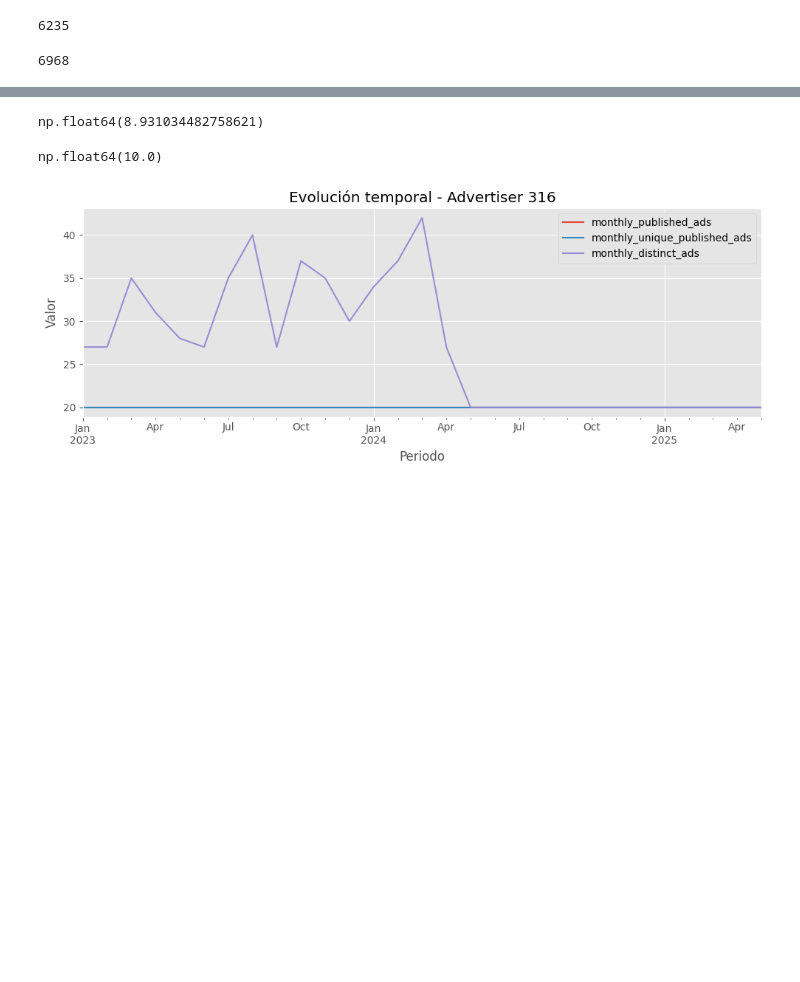
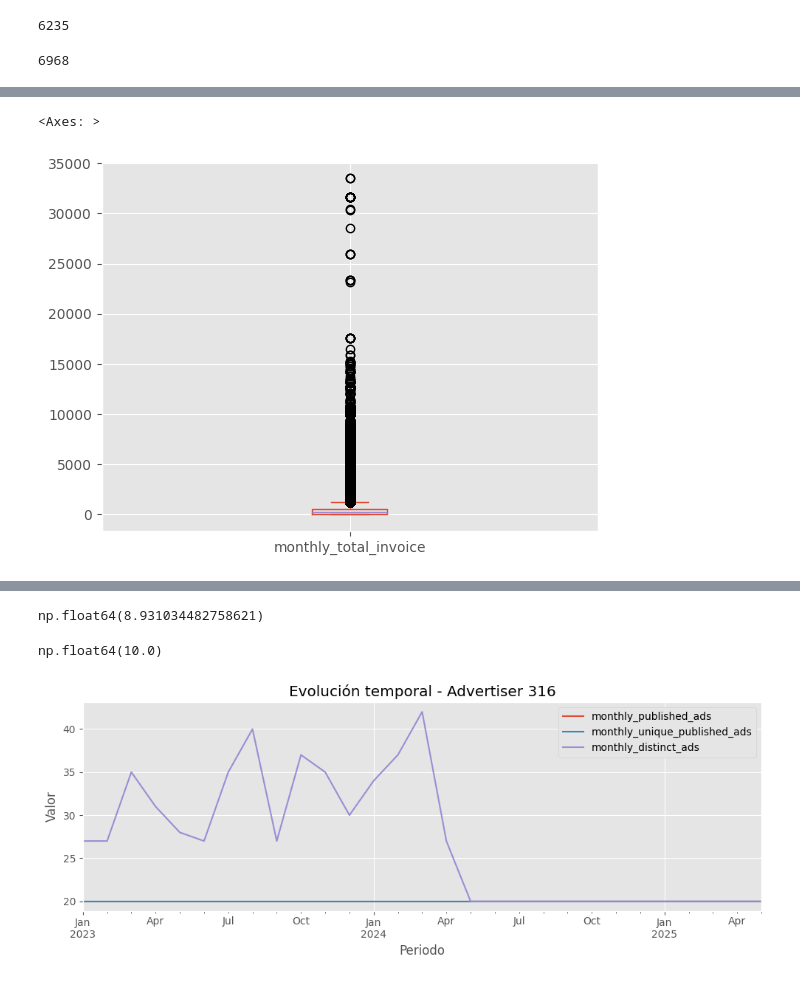
Before and after one commit to Komorebi-Team/KOMOREBI-PROJECT, a Jupyter notebook: notebooks/EDA_jtc.ipynb, the cells around one changed output, grey strips where cells are left out. Saved outputs shown, nothing was run; the diff lists cells and outputs as text; code cells hidden in the pictures; blank space fills up the shorter version.

```diff
--- a/notebooks/EDA_jtc.ipynb
+++ b/notebooks/EDA_jtc.ipynb
@@ -1660,0 +1727,5 @@ df_fct["advertiser_zrive_id"].nunique()
+# %%
+df_fct["monthly_total_invoice"].plot(kind='box')
+# %% [output]
+<Axes: >
+[figure, added]
```
Also changed, not shown: parts of 32 cells of this notebook.
